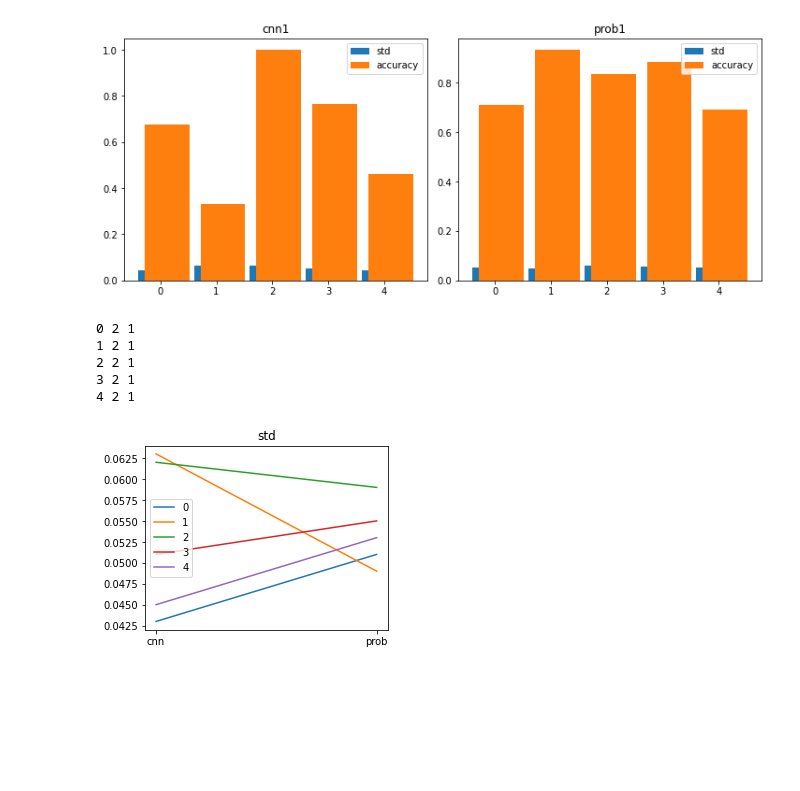
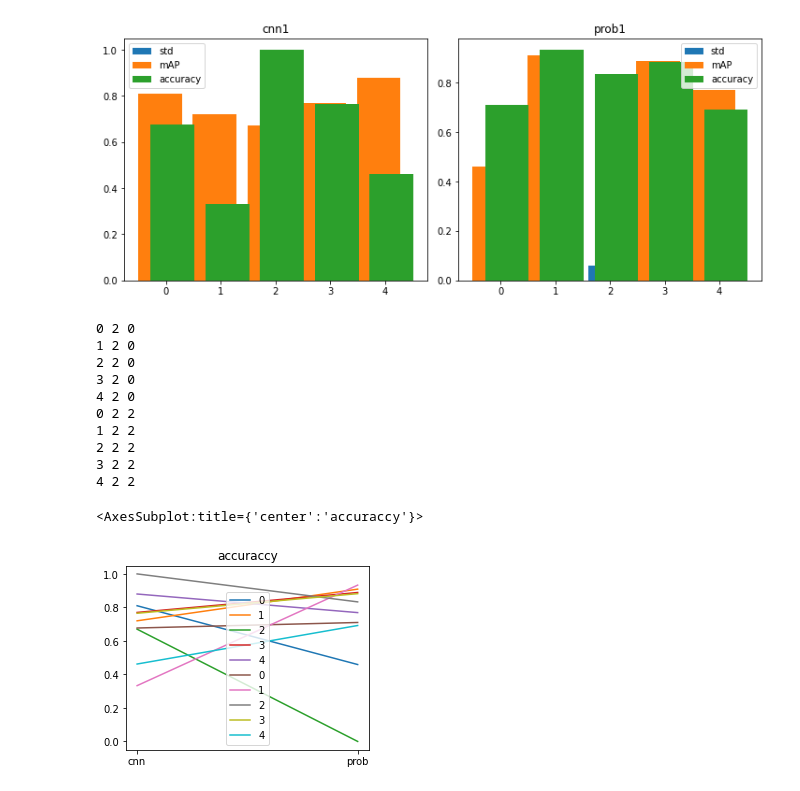
Before and after one commit to changsin/TDD, a Jupyter notebook: tdd_python/notebooks/SOLID_example.ipynb, the cells around one changed output. Cells and saved outputs as stored; diff of their text form; code cells hidden in the pictures; blank space fills up the shorter version.

```diff
--- a/tdd_python/notebooks/SOLID_example.ipynb
+++ b/tdd_python/notebooks/SOLID_example.ipynb
@@ -30,45 +44,38 @@ def plot_stats(stats, types, titles):
   fig.tight_layout()
 
 # plot line graph for comparing different noise level results
-def plot_stats_by_type(stats, x_bins, column, title, clusters=5, merge=False):
-  fig = plt.figure(figsize=(20,40))
-  ax = fig.add_subplot(10, 4, 1)
+def plot_stats_by_type(stats, x_bins, column, title, clusters=5, axis=None):
 
-  if merge:
-    p = ax.plot(x_bins, [np.mean(run) for run in stats_noise[:, :, 1]], label='avg')
-  else:
-    x_bins_len = len(x_bins)
-    for cluster_id in range(len(clusters)):
-      print(cluster_id, x_bins_len, column)
-      p = ax.plot(x_bins, stats[:x_bins_len, :, column][:, cluster_id], label=cluster_id)
-    # p = ax.plot(noise_levels, stats[:bins, :, column][:, 0], color='green', label='0')
+  if axis is None:
+    fig = plt.figure(figsize=(20,40))
+    axis = fig.add_subplot(10, 4, 1)
 
-  ax.set_title(title)
-  ax.legend()
+  x_bins_len = len(x_bins)
+  for cluster_id in range(len(clusters)):
+    print(cluster_id, x_bins_len, column)
+    p = axis.plot(x_bins, stats[:x_bins_len, :, column][:, cluster_id], label=cluster_id)
+
+  axis.set_title(title)
+  axis.legend()
+  return axis
-# %%
-import numpy as np
-
-result1 = np.array([[0.81   , 0.043   , 0.677],
-                    [0.72   , 0.063   , 0.333],
-                    [0.67   , 0.062   , 1.   ],
-                    [0.77   , 0.051   , 0.765],
-                    [0.88   , 0.045   , 0.462]])
-
-result2 = np.array([[0.909, 0.051, 0.71 ],
-                    [0.909, 0.049, 0.933],
-                    [0.   , 0.059, 0.833],
-                    [0.909, 0.055, 0.882],
-                    [0.909, 0.053, 0.692]])
 # %%
-plot_stats([result1, result2], ["std", "accuracy"], ["cnn1", "prob1"] )
+plot_stats([result1, result2], ["std", "mAP", "accuracy"], ["cnn1", "prob1"] )
 # %% [output]
-[figure, old version]
+[figure, new version]
 # %%
-plot_stats_by_type(np.array([result1, result2]), ['cnn', 'prob'], 1, 'std', clusters=range(5))
+axis1 = plot_stats_by_type(np.array([result1, result2]), ['cnn', 'prob'], 0, 'mAP', clusters=range(5))
+
+plot_stats_by_type(np.array([result1, result2]), ['cnn', 'prob'], 2, 'accuraccy', clusters=range(5), axis=axis1)
 # %% [output]
-0 2 1
-1 2 1
-2 2 1
-3 2 1
-4 2 1
+0 2 0
+1 2 0
+2 2 0
+3 2 0
+4 2 0
+0 2 2
+1 2 2
+2 2 2
+3 2 2
+4 2 2
+<AxesSubplot:title={'center':'accuraccy'}>
-[figure, old version]
+[figure, new version]
```
Also changed, not shown: parts of 2 cells of this notebook.
